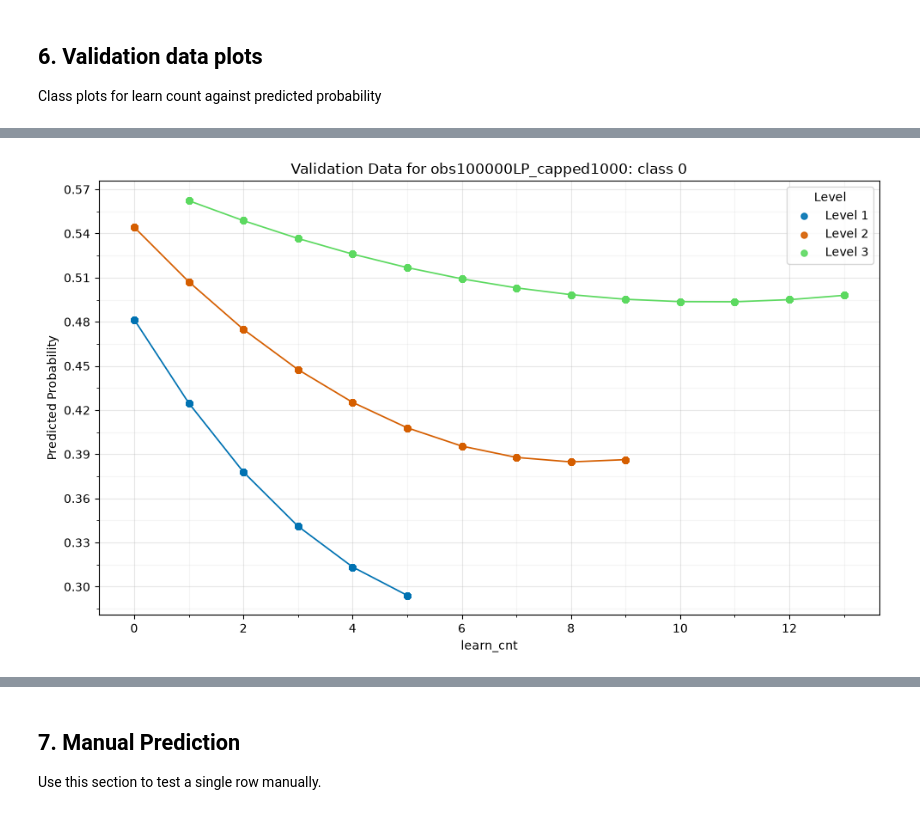
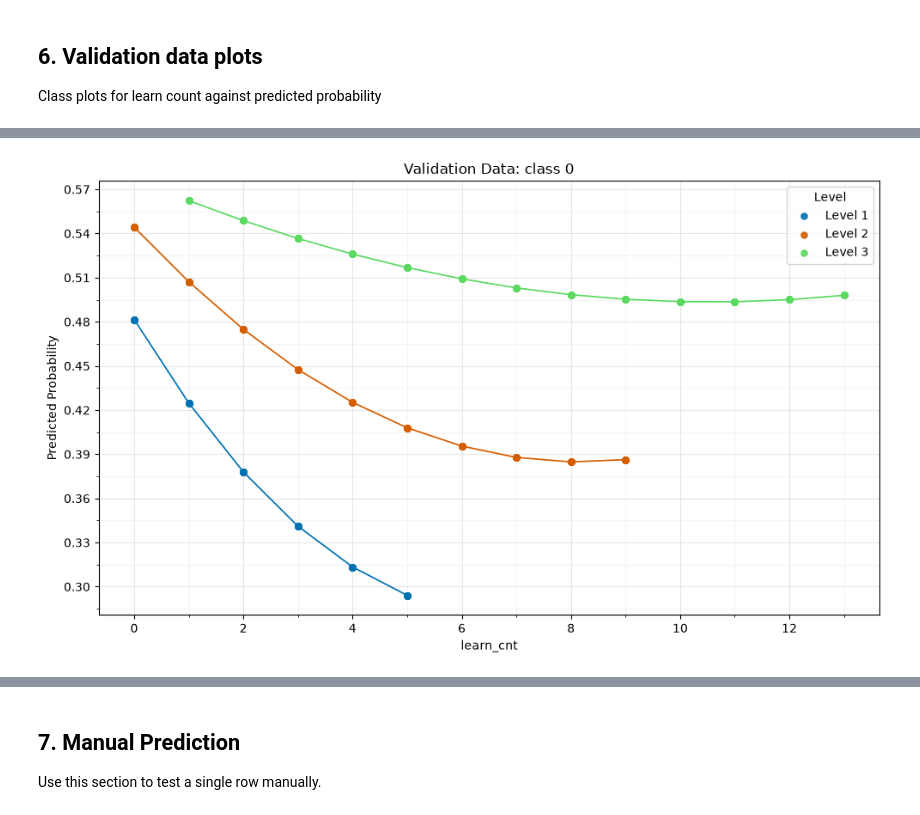
Before and after one commit to andrewvalletta/DissertationRepo, a Jupyter notebook: python/naive_bayes_capped_1000.ipynb, the cells around one changed output, grey strips where cells are left out. Drawn from its saved outputs; the diff is of its cells as text; code cells hidden in the pictures.

```diff
--- a/python/naive_bayes_capped_1000.ipynb
+++ b/python/naive_bayes_capped_1000.ipynb
@@ -267,59 +267,77 @@ Class plots for learn count against predicted probability
 validation_result = training_results[CAPPED_DATASET_NAME]
 
 validation_data = validation_result["X_test"].copy()
+validation_data["a_t"] = validation_result["y_test"].to_numpy()
 
-# Columns: class 0, class 1 probabilities
-validation_probabilities = validation_result["model"].predict_proba(validation_data)
-validation_data['probability_class_0'] = validation_probabilities[:, 0]
-validation_data['probability_class_1'] = validation_probabilities[:, 1]
+# Predicted probability of class 1 for every validation observation.
+validation_data["model_probability"] = (
+    validation_result["model"]
+    .predict_proba(validation_data[FEATURE_COLUMNS])[:, 1]
+)
 
-levels = [1, 2, 3]
+# One row per level_t / learn_cnt combination in the validation set.
+validation_combination_table = (
+    validation_data
+    .groupby(["level_t", "learn_cnt"], as_index=False)
+    .agg(
+        number_of_appearances=("a_t", "size"),
+        empirical_success_rate=("a_t", "mean"),
+        model_success_rate=("model_probability", "mean"),
+    )
+    .sort_values(["level_t", "learn_cnt"])
+    .reset_index(drop=True)
+)
+
+display(validation_combination_table)
+
+# ---------------------------------------------------------------------------
+# Validation probability plots
+# ---------------------------------------------------------------------------
+
+levels = sorted(validation_data["level_t"].dropna().unique())
 colours = {1: "#0072B2", 2: "#D55E00", 3: "#5CD960"}
 class_columns = [
-    ('probability_class_0', f'Validation Data for {CAPPED_DATASET_NAME}: class 0'),
-    ('probability_class_1', f'Validation Data for {CAPPED_DATASET_NAME}: class 1'),
+    ("probability_class_0", "Validation Data: class 0"),
+    ("probability_class_1", "Validation Data: class 1"),
 ]
 
+validation_probabilities = validation_result["model"].predict_proba(validation_data[FEATURE_COLUMNS])
+validation_data["probability_class_0"] = validation_probabilities[:, 0]
+validation_data["probability_class_1"] = validation_probabilities[:, 1]
+
 def plot_validation_class(probability_column: str, title: str) -> None:
-    # Plot one predicted class at a time so the figure stays simple.
     fig, axis = plt.subplots(figsize=(10, 6))
 
     for level in levels:
-        # Keep only the selected level and the probability column we want to draw.
-        level_frame = validation_data.loc[validation_data['level_t'] == level, ['learn_cnt', probability_column]]
+        level_frame = validation_data.loc[
+            validation_data["level_t"] == level,
+            ["learn_cnt", probability_column]
+        ]
         if level_frame.empty:
             continue
 
-        # Sort so the connecting line follows learn_cnt order
-        level_frame = level_frame.sort_values('learn_cnt')
-        axis.scatter(
-            level_frame['learn_cnt'],
-            level_frame[probability_column],
-            color=colours[level],
-            s=26,
-            alpha=0.9,
-            label=f'Level {level}',
-            zorder=3,
-        )
-        axis.plot(
-            level_frame['learn_cnt'],
-            level_frame[probability_column],
-            color=colours[level],
-            linestyle='-',
-            linewidth=1.25,
-            zorder=2,
-        )
+        level_frame = level_frame.sort_values("learn_cnt")
+        plot_colour = colours.get(level)
+        scatter_kwargs = {"s": 26, "alpha": 0.9, "label": f"Level {level}", "zorder": 3}
+        line_kwargs = {"linestyle": "-", "linewidth": 1.25, "zorder": 2}
 
-    axis.set_xlabel('learn_cnt')
-    axis.set_ylabel('Predicted Probability')
+        if plot_colour is not None:
+            scatter_kwargs["color"] = plot_colour
+            line_kwargs["color"] = plot_colour
+
+        axis.scatter(level_frame["learn_cnt"], level_frame[probability_column], **scatter_kwargs)
+        axis.plot(level_frame["learn_cnt"], level_frame[probability_column], **line_kwargs)
+
+    axis.set_xlabel("learn_cnt")
+    axis.set_ylabel("Predicted Probability")
     axis.set_title(title)
     axis.xaxis.set_major_locator(MaxNLocator(nbins=12, integer=True))
     axis.xaxis.set_minor_locator(AutoMinorLocator(2))
     axis.yaxis.set_major_locator(MaxNLocator(nbins=10))
     axis.yaxis.set_minor_locator(AutoMinorLocator(2))
-    axis.grid(True, which='major', alpha=0.3)
-    axis.grid(True, which='minor', alpha=0.12)
-    axis.legend(title='Level')
+    axis.grid(True, which="major", alpha=0.3)
+    axis.grid(True, which="minor", alpha=0.12)
+    axis.legend(title="Level")
     plt.tight_layout()
     plt.show()
 
@@ -329 +364 @@ for probability_column, title in class_columns:
-[figure, old version]
+[figure, new version]
```
Also changed, not shown: parts of 1 cell of this notebook, 2 other files.
